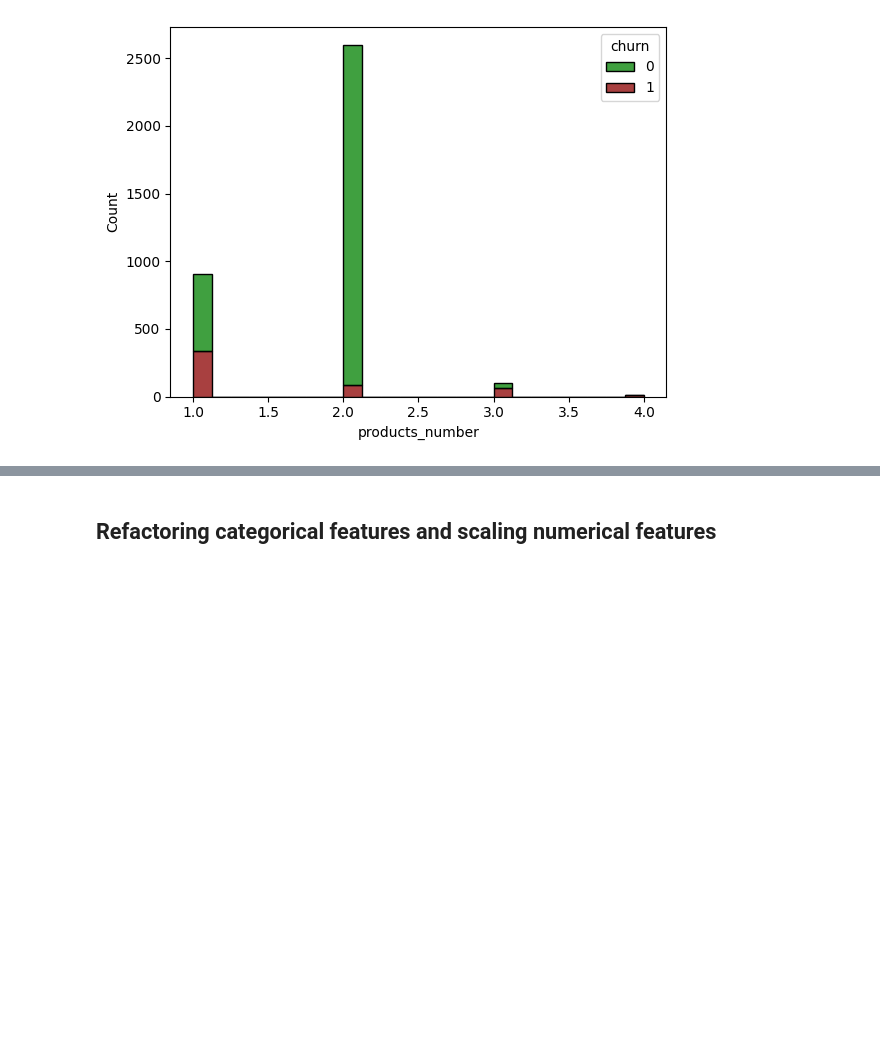
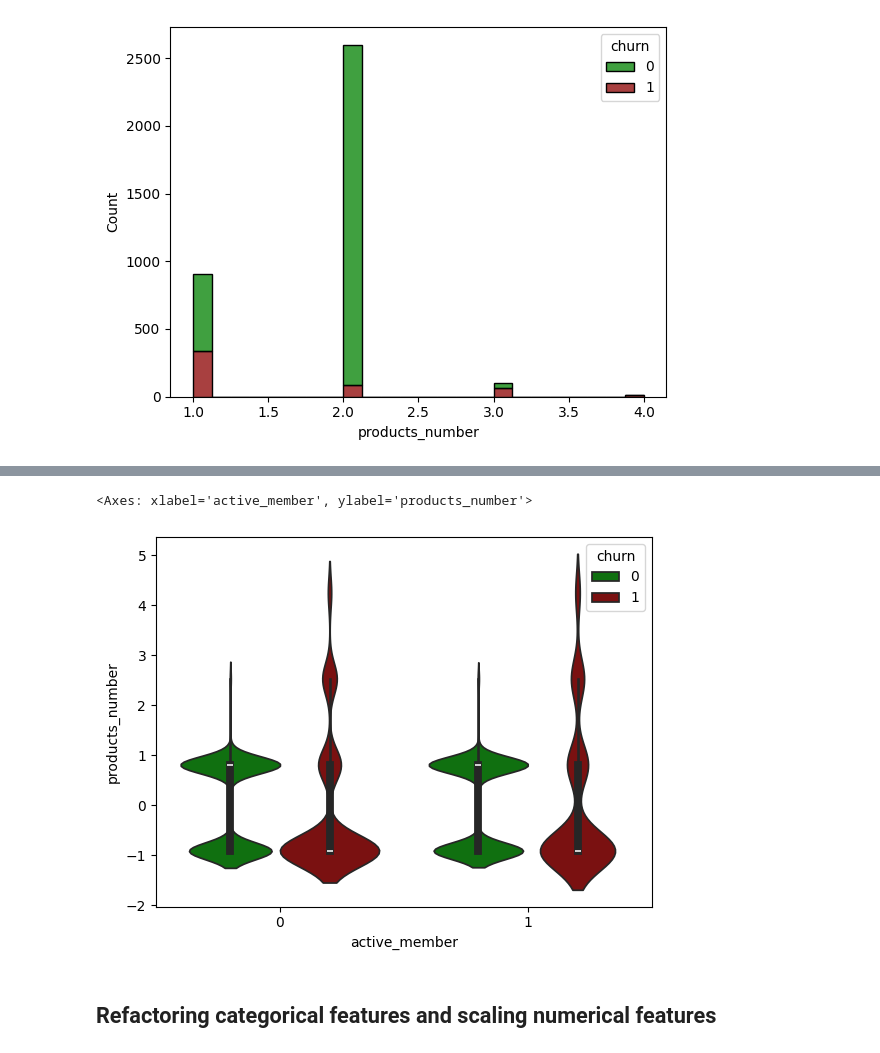
Before and after one commit to Pablomon12/Clients-Churn-Rate, a Jupyter notebook: notebooks/01_Data_Exploration.ipynb, the cells around one changed output, grey strips where cells are left out. Saved outputs shown, nothing was run; the diff lists cells and outputs as text; code cells hidden in the pictures; blank space fills up the shorter version.

```diff
--- a/notebooks/01_Data_Exploration.ipynb
+++ b/notebooks/01_Data_Exploration.ipynb
@@ -144,3 +150,9 @@ sns.histplot(data=data[data["balance"] == 0], x="products_number", hue="churn",
+# %%
+# products number x activity level
+sns.violinplot(data=data, x="active_member", y="products_number", hue="churn",palette=["green", "darkred"])
+# %% [output]
+<Axes: xlabel='active_member', ylabel='products_number'>
+[figure, added]
 # %% [markdown]
 ## Refactoring categorical features and scaling numerical features
 # %%
```
Also changed, not shown: parts of 2 cells of this notebook, 5 other files.
